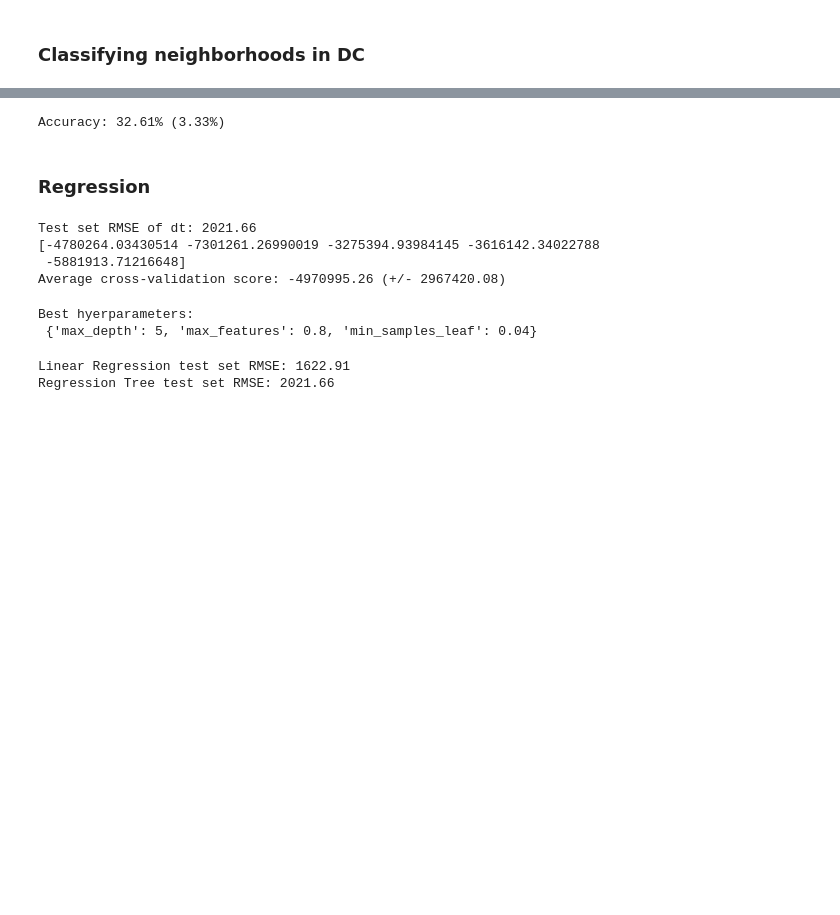
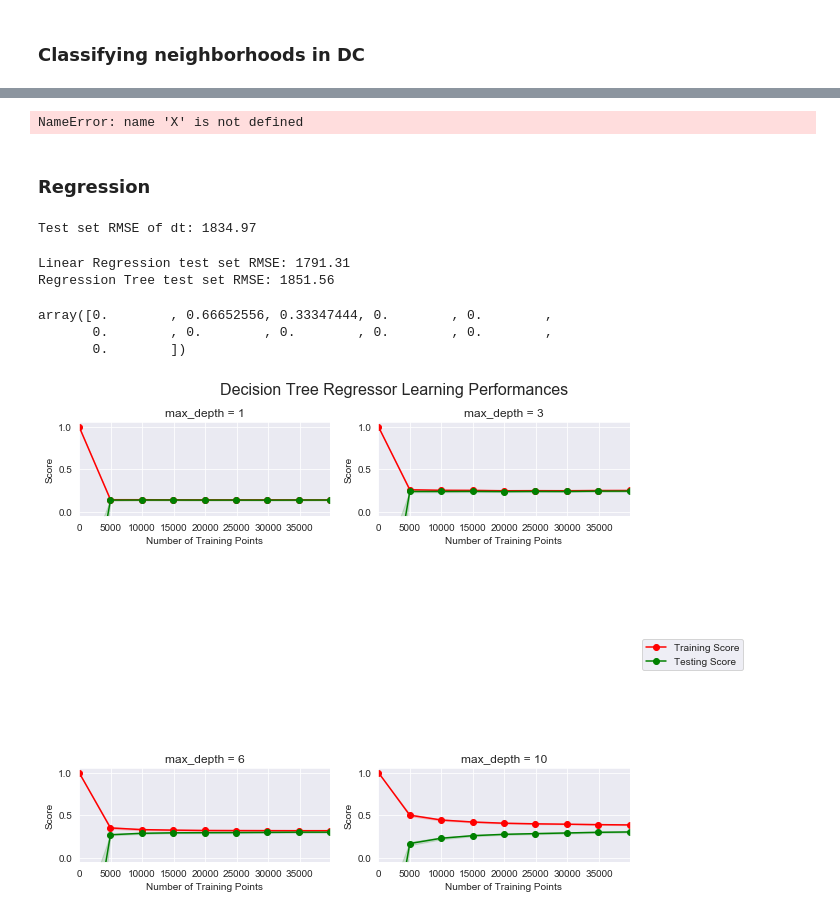
Before and after one commit to drewlehe/Springboard, a Jupyter notebook: Capstone.ipynb, the cells around one changed output, grey strips where cells are left out. Drawn from its saved outputs; the diff is of its cells as text; code cells hidden in the pictures; blank space fills up the shorter version.

```diff
--- a/Capstone.ipynb
+++ b/Capstone.ipynb
@@ -221,17 +231,23 @@ from sklearn.model_selection import KFold
 from sklearn.model_selection import cross_val_score
 from sklearn.model_selection import StratifiedKFold
 
-# split data into X and y
-X = X2
-Y = Z
+
 # CV model
 model = xgb.XGBClassifier(n_estimators=5, max_depth=5,objective='multi:softmax',max_features=0.8, min_samples_leaf= 0.04)
 kfold = StratifiedKFold(n_splits=5, random_state=7)
-results = cross_val_score(model, X, Y, cv=kfold)
+results = cross_val_score(model, X, Z, cv=kfold)
 #Average of the cross-validation results, and standard deviation.
 print("Accuracy: %.2f%% (%.2f%%)" % (results.mean()*100, results.std()*100))
+
+
+
+feat_importance = clf.tree_.compute_feature_importances(normalize=False)
+print("feat importance = " + str(feat_importance))
+
+out = StringIO()
+out = export_graphviz(clf, out_file='test/tree.dot')
 # %% [output]
-Accuracy: 32.61% (3.33%)
+NameError: name 'X' is not defined
 # %% [markdown]
 ### Regression
 # %%
@@ -239,17 +255,14 @@ from sklearn.tree import DecisionTreeRegressor
 from sklearn.metrics import mean_squared_error as MSE
 
 yr= df1['PRICE']
-Xr=df1[['STORIES','GBA', 'AYB','ASSESSMENT_NBHD']]
+Xd=pd.get_dummies(df1[['STORIES','GBA', 'AYB','STRUCT','ROOMS', 'ASSESSMENT_NBHD']])
 
-enc= prep.OneHotEncoder(handle_unknown='ignore')
-enc.fit(Xr)
-Xr= enc.transform(Xr)
 le = prep.LabelEncoder()
 le.fit(yr)
 yr=le.transform(yr)
-dt = DecisionTreeRegressor(max_depth=8, min_samples_leaf=0.13,)
+dt = DecisionTreeRegressor(max_depth=6,max_features=0.8, min_samples_leaf=0.13,)
 
-X_train, X_test, y_train, y_test= train_test_split(Xr, yr,test_size=0.3)
+X_train, X_test, y_train, y_test= train_test_split(Xd, yr,test_size=0.3,random_state=123)
 dt.fit(X_train, y_train)
 
 y_pred = dt.predict(X_test)
@@ -261,15 +274,12 @@ rmse_dt = mse_dt**(1/2)
 # Print rmse_dt
 print("Test set RMSE of dt: {:.2f}".format(rmse_dt))
 negmse=metrics.make_scorer(MSE, greater_is_better=False, needs_proba=False, needs_threshold=False)
-scores = cross_val_score(dt, Xr, yr, cv=5, scoring=negmse)
-print(scores)
-print("Average cross-validation score: %0.2f (+/- %0.2f)" % (scores.mean(), scores.std() * 2))
+scores = cross_val_score(dt, Xd, yr, cv=5, scoring=negmse)
+#print("Average cross-validation score: %0.2f (+/- %0.2f)" % (scores.mean(), scores.std() * 2))
 # %% [output]
-Test set RMSE of dt: 2021.66
-[-4780264.03430514 -7301261.26990019 -3275394.93984145 -3616142.34022788
- -5881913.71216648]
-Average cross-validation score: -4970995.26 (+/- 2967420.08)
+Test set RMSE of dt: 1834.97
 # %%
+#Finding best hyperparams for the XGBoost model.
 from sklearn.model_selection import GridSearchCV
 
 params_dt = {
@@ -278,7 +288,7 @@ params_dt = {
                      'max_features': [0.2, 0.4,0.6, 0.8]
                      }
 
-grid_dt = GridSearchCV(estimator=dt,
+grid_dt = GridSearchCV(estimator=model,
                                param_grid=params_dt,
                                scoring=negmse,
                                cv=5,
@@ -286,9 +296,6 @@ grid_dt = GridSearchCV(estimator=dt,
 grid_dt.fit(X_train, y_train)
 best_hyperparams = grid_dt.best_params_
 print('Best hyerparameters:\n', best_hyperparams)
-# %% [output]
-Best hyerparameters:
- {'max_depth': 5, 'max_features': 0.8, 'min_samples_leaf': 0.04}
 # %%
 from sklearn.linear_model import LinearRegression
 lr= LinearRegression()
@@ -304,6 +311,16 @@ rmse_lr = mse_lr**0.5
 print('Linear Regression test set RMSE: {:.2f}'.format(rmse_lr))
 # Print rmse_dt
 print('Regression Tree test set RMSE: {:.2f}'.format(rmse_dt))
+
+dt.feature_importances_
 # %% [output]
-Linear Regression test set RMSE: 1622.91
-Regression Tree test set RMSE: 2021.66
+Linear Regression test set RMSE: 1791.31
+Regression Tree test set RMSE: 1851.56
+array([0.        , 0.66652556, 0.33347444, 0.        , 0.        ,
+       0.        , 0.        , 0.        , 0.        , 0.        ,
+       0.        ])
+# %%
+import visuals as vs
+vs.ModelLearning(Xd, yr)
+# %% [output]
+[figure, added]
```
Also changed, not shown: parts of 10 cells of this notebook.
